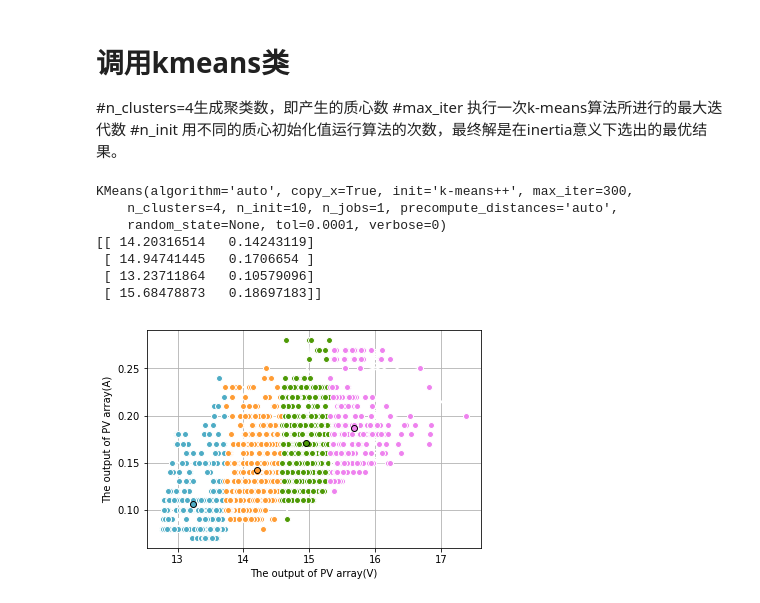
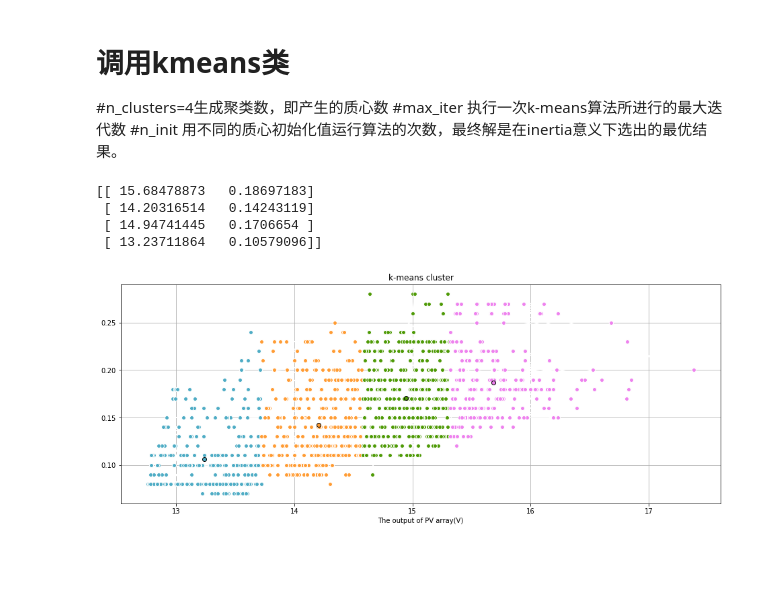
Before and after one commit to JasonYU92/PV_ML_Class_Experiment, a Jupyter notebook: AI_Class_Experiments/k-means_Cluster/k-means_cluster_2.ipynb, the cells around one changed output. Saved outputs shown, nothing was run; the diff lists cells and outputs as text; code cells hidden in the pictures; blank space fills up the shorter version.

```diff
--- a/AI_Class_Experiments/k-means_Cluster/k-means_cluster_2.ipynb
+++ b/AI_Class_Experiments/k-means_Cluster/k-means_cluster_2.ipynb
@@ -9,7 +10,7 @@ import time
 # %% [markdown]
 # 数据导入
 # %%
-Training_Data=np.loadtxt('D:\杭电与人工智能研究院\光伏教仪\人工智能课程案例\课程实验课件\机器学习课程实验四___聚类分析\Training_data.txt')
+Training_Data=np.loadtxt('D:\杭电与人工智能研究院\光伏教仪\人工智能课程案例\课程实验课件\机器学习课程实验四___聚类分析\Training_Data.txt')
 # %% [markdown]
 # 调用kmeans类
 
@@ -17,24 +18,31 @@ Training_Data=np.loadtxt('D:\杭电与人工智能研究院\光伏教仪\人工
 #max_iter 执行一次k-means算法所进行的最大迭代数
 #n_init 用不同的质心初始化值运行算法的次数，最终解是在inertia意义下选出的最优结果。
 # %%
-n_clusters=4
-clf = KMeans(n_clusters=4, max_iter=300, n_init=10)
-begin_time = time.time()  # 记录训练开始时间
-s = clf.fit(Training_Data)
-Training_time = time.time() - begin_time  # 记录训练用时
+#预先设定聚类簇个数
+Num_Clusters=4
+
+#聚类函数初始化
+Cluster_K_Means= KMeans(n_clusters=4, max_iter=300, n_init=10)
+
+# 记录训练开始时间
+Begin_Time = time.time()
+#s = Cluster_K_Means.fit(Training_Data)
+
+#训练数据聚类
+Cluster_K_Means_fit= Cluster_K_Means.fit(Training_Data)
+
+Training_Time = time.time() - Begin_Time  # 记录训练用时
+
 #对数据进行预测
-y_pred = clf.fit_predict(Training_Data)
-print(s)
+y_pred = Cluster_K_Means.fit_predict(Training_Data)
+
 #4个质心
-print(clf.cluster_centers_)
+print(Cluster_K_Means.cluster_centers_)
 # %% [output]
-KMeans(algorithm='auto', copy_x=True, init='k-means++', max_iter=300,
-    n_clusters=4, n_init=10, n_jobs=1, precompute_distances='auto',
-    random_state=None, tol=0.0001, verbose=0)
-[[ 14.20316514   0.14243119]
+[[ 15.68478873   0.18697183]
+ [ 14.20316514   0.14243119]
  [ 14.94741445   0.1706654 ]
- [ 13.23711864   0.10579096]
- [ 15.68478873   0.18697183]]
+ [ 13.23711864   0.10579096]]
 # %%
 # 获取第一列和第二列数据 使用for循环获取 n[0]表示数据第一列
 x1 = [n[0] for n in Training_Data]
@@ -48,29 +55,30 @@ from sklearn.metrics.pairwise import pairwise_distances_argmin
 # 结果可视化
 plt.figure(figsize=(16, 6))  # 窗口大小
 #fig.subplots_adjust(left=0.02, right=0.98, bottom=0.05, top=0.9)  # # 窗口四周留白
-colors = ['#4EACC5', '#FF9C34', '#4E9A06','#EE82EE']  # 三种聚类的颜色
 
-# 两个个聚类点排序
-k_means_cluster_centers = np.sort(clf.cluster_centers_, axis=0)
+# 四种聚类的颜色
+colors = ['#4EACC5', '#FF9C34', '#4E9A06','#EE82EE']
+
+# 质心排序
+k_means_cluster_centers = np.sort(Cluster_K_Means.cluster_centers_, axis=0)
+
 # 计算X中每个样本与k_means_cluster_centers中的哪个样本最近。也就是获取所有对象的所属的类标签
 k_means_labels = pairwise_distances_argmin(Training_Data, k_means_cluster_centers)
 # %%
-
-
-for k, col in zip(range(n_clusters), colors):
+for k, col in zip(range(Num_Clusters), colors):
     my_members = k_means_labels == k  # 获取属于当前类别的样本
     cluster_center = k_means_cluster_centers[k]  # 获取当前聚类中心
      #绘制当前聚类的样本点
     plt.plot(Training_Data[my_members, 0], Training_Data[my_members, 1], 'w',markerfacecolor=col, marker='o')
     # 绘制聚类中心点
     plt.plot(cluster_center[0], cluster_center[1], 'o', markerfacecolor=col,markeredgecolor='k', markersize=6)
 
 plt.grid(True)
 plt.xlabel('The output of PV array(V)')
 plt.xlabel('The output of PV array(V)')
 
 plt.title('k-means cluster')
 # 显示图形
 plt.show()
 # %% [output]
-[figure, old version]
+[figure, new version]
```
Also changed, not shown: parts of 2 cells of this notebook.
